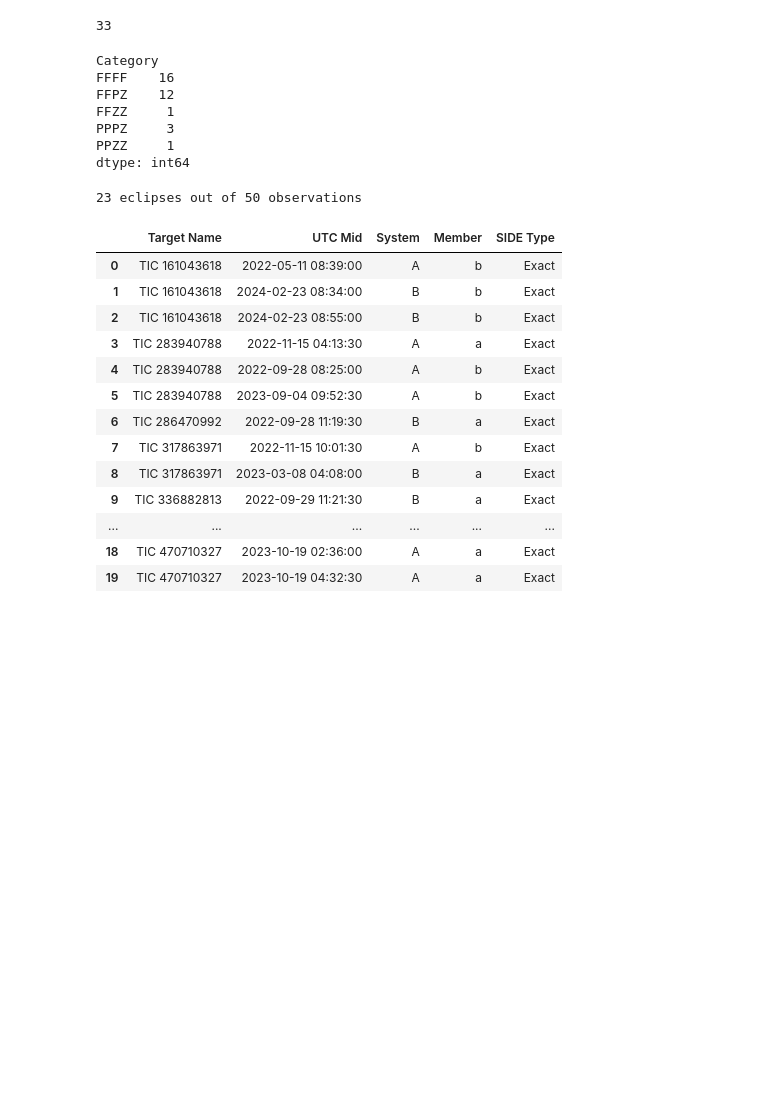
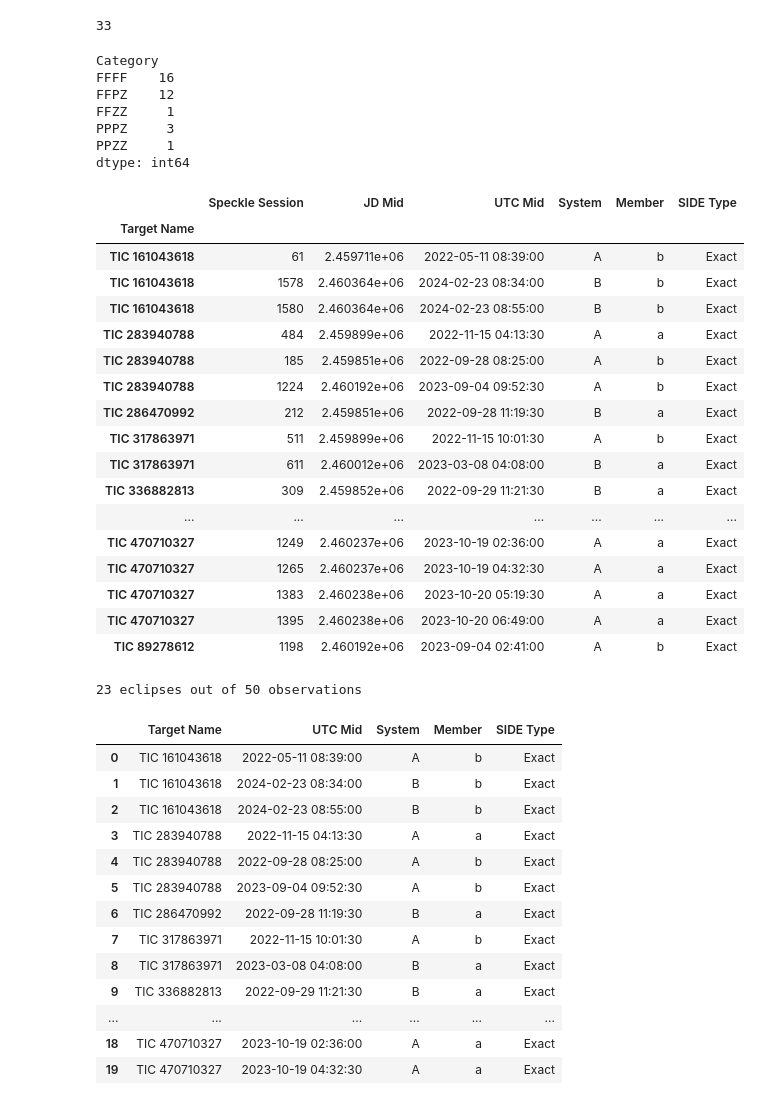
Before and after one commit to CvillePaul/Work, a Jupyter notebook: 2025-04-10 Serendipitous Eclipses for Paper/Serendipitous Eclipses.ipynb, the cells around one changed output. Saved outputs shown, nothing was run; the diff lists cells and outputs as text; code cells hidden in the pictures; blank space fills up the shorter version.

```diff
--- a/2025-04-10 Serendipitous Eclipses for Paper/Serendipitous Eclipses.ipynb
+++ b/2025-04-10 Serendipitous Eclipses for Paper/Serendipitous Eclipses.ipynb
@@ -124,6 +142,27 @@ FFZZ     1
 PPPZ     3
 PPZZ     1
 dtype: int64
+# %%
+tl.other_lists["SIDE Observations"]
+# %% [output]
+|  | Speckle Session | JD Mid | UTC Mid | System | Member | SIDE Type |
+| Target Name |  |  |  |  |  |  |
+| TIC 161043618 | 61 | 2.459711e+06 | 2022-05-11 08:39:00 | A | b | Exact |
+| TIC 161043618 | 1578 | 2.460364e+06 | 2024-02-23 08:34:00 | B | b | Exact |
+| TIC 161043618 | 1580 | 2.460364e+06 | 2024-02-23 08:55:00 | B | b | Exact |
+| TIC 283940788 | 484 | 2.459899e+06 | 2022-11-15 04:13:30 | A | a | Exact |
+| TIC 283940788 | 185 | 2.459851e+06 | 2022-09-28 08:25:00 | A | b | Exact |
+| TIC 283940788 | 1224 | 2.460192e+06 | 2023-09-04 09:52:30 | A | b | Exact |
+| TIC 286470992 | 212 | 2.459851e+06 | 2022-09-28 11:19:30 | B | a | Exact |
+| TIC 317863971 | 511 | 2.459899e+06 | 2022-11-15 10:01:30 | A | b | Exact |
+| TIC 317863971 | 611 | 2.460012e+06 | 2023-03-08 04:08:00 | B | a | Exact |
+| TIC 336882813 | 309 | 2.459852e+06 | 2022-09-29 11:21:30 | B | a | Exact |
+| ... | ... | ... | ... | ... | ... | ... |
+| TIC 470710327 | 1249 | 2.460237e+06 | 2023-10-19 02:36:00 | A | a | Exact |
+| TIC 470710327 | 1265 | 2.460237e+06 | 2023-10-19 04:32:30 | A | a | Exact |
+| TIC 470710327 | 1383 | 2.460238e+06 | 2023-10-20 05:19:30 | A | a | Exact |
+| TIC 470710327 | 1395 | 2.460238e+06 | 2023-10-20 06:49:00 | A | a | Exact |
+| TIC 89278612 | 1198 | 2.460192e+06 | 2023-09-04 02:41:00 | A | b | Exact |
 # %%
 side = tl.other_lists["SIDE Observations"]
 serrendipitous_eclipses = side.reset_index()[["Target Name", "UTC Mid", "System", "Member", "SIDE Type"]]
```
Also changed, not shown: parts of 9 cells of this notebook.
